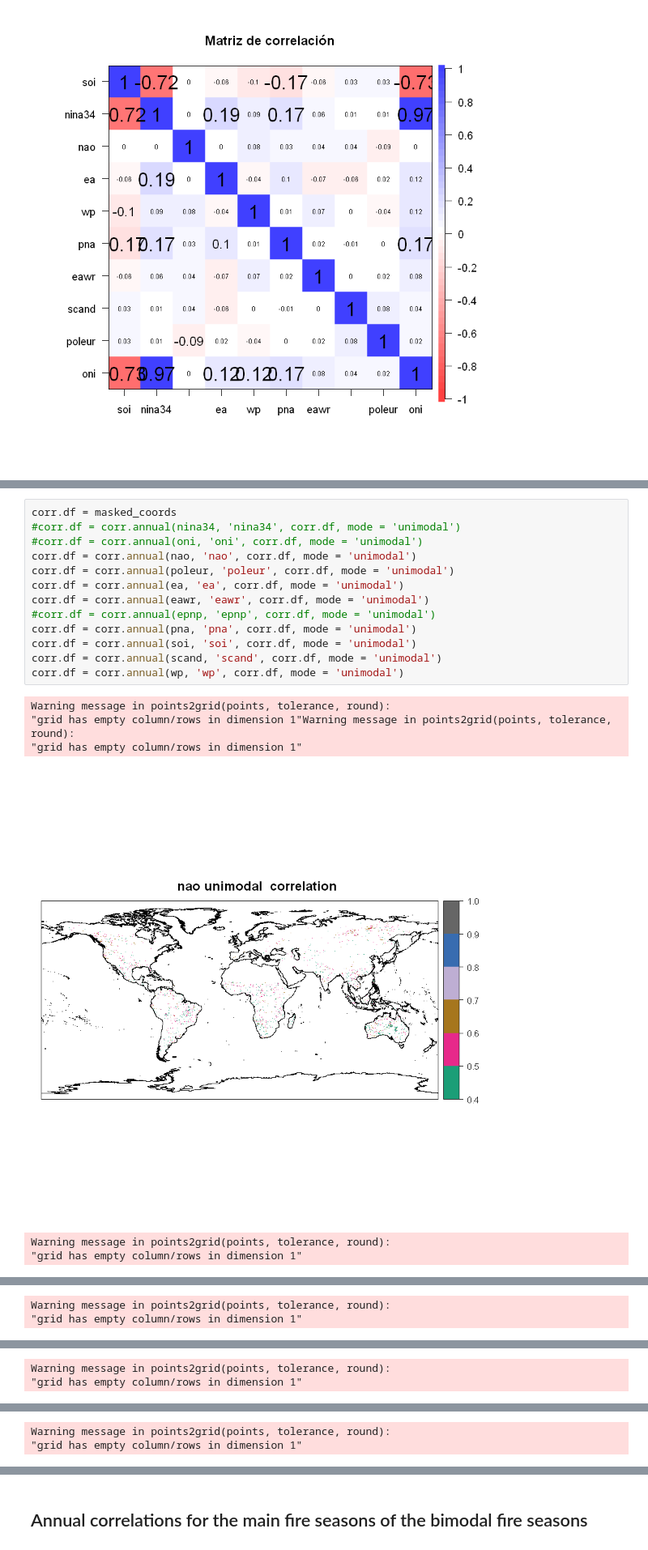
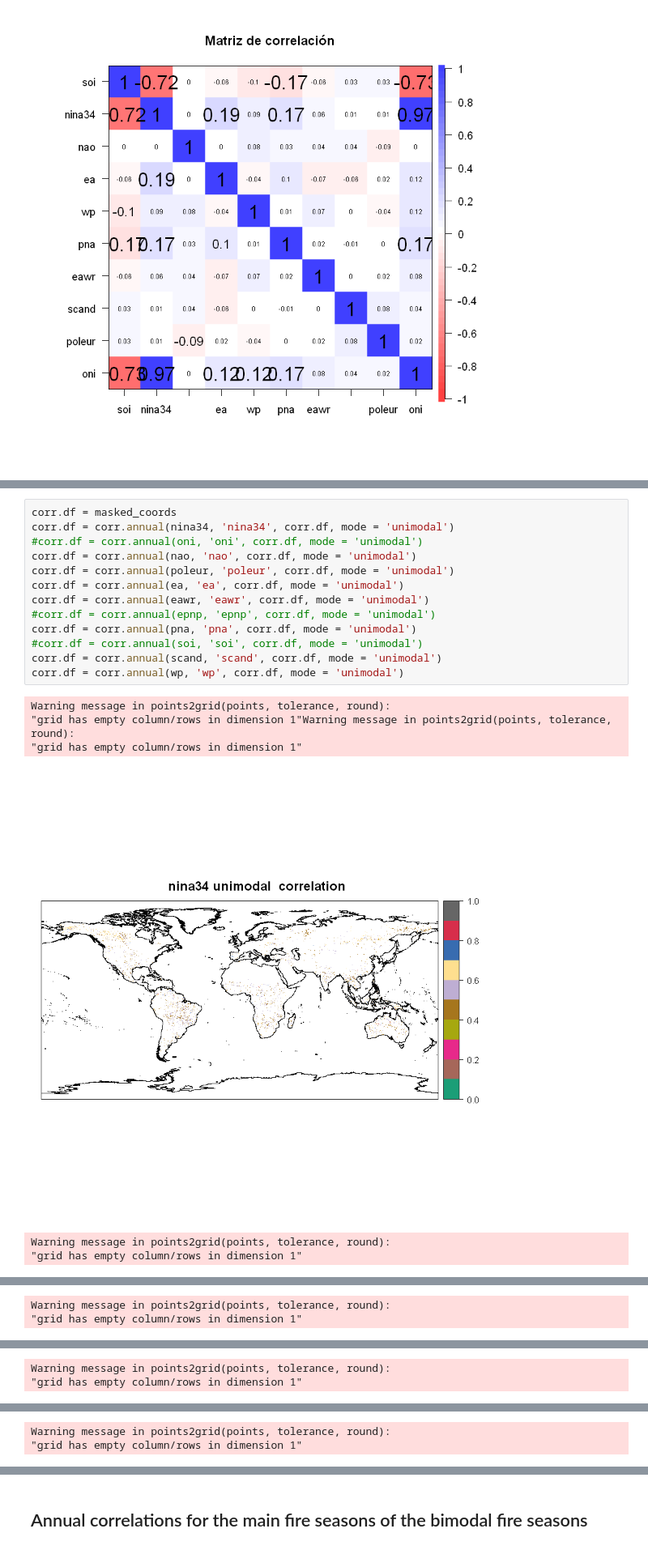
Before and after one commit to MarcosVM98/TFM, a Jupyter notebook: notebooks/Correlation_Per75.ipynb, the cells around one changed output, grey strips where cells are left out. Shown at 81% size. Cells and saved outputs as stored; diff of their text form.

```diff
--- a/notebooks/Correlation_Per75.ipynb
+++ b/notebooks/Correlation_Per75.ipynb
@@ -153,21 +153,21 @@ SOI, ONI and NINA34 are strongly correlated. Consequently, we only use the SOI i
 ## Annual correlations for the unimodal fire seasons
 # %%
 corr.df = masked_coords
-#corr.df = corr.annual(nina34, 'nina34', corr.df, mode = 'unimodal')
+corr.df = corr.annual(nina34, 'nina34', corr.df, mode = 'unimodal')
 #corr.df = corr.annual(oni, 'oni', corr.df, mode = 'unimodal')
 corr.df = corr.annual(nao, 'nao', corr.df, mode = 'unimodal')
 corr.df = corr.annual(poleur, 'poleur', corr.df, mode = 'unimodal')
 corr.df = corr.annual(ea, 'ea', corr.df, mode = 'unimodal')
 corr.df = corr.annual(eawr, 'eawr', corr.df, mode = 'unimodal')
 #corr.df = corr.annual(epnp, 'epnp', corr.df, mode = 'unimodal')
 corr.df = corr.annual(pna, 'pna', corr.df, mode = 'unimodal')
-corr.df = corr.annual(soi, 'soi', corr.df, mode = 'unimodal')
+#corr.df = corr.annual(soi, 'soi', corr.df, mode = 'unimodal')
 corr.df = corr.annual(scand, 'scand', corr.df, mode = 'unimodal')
 corr.df = corr.annual(wp, 'wp', corr.df, mode = 'unimodal')
 # %% [output]
 Warning message in points2grid(points, tolerance, round):
 "grid has empty column/rows in dimension 1"Warning message in points2grid(points, tolerance, round):
 "grid has empty column/rows in dimension 1"
-[figure, old version]
+[figure, new version]
 Warning message in points2grid(points, tolerance, round):
 "grid has empty column/rows in dimension 1"
```
Also changed, not shown: parts of 8 cells of this notebook, 1 other file.
